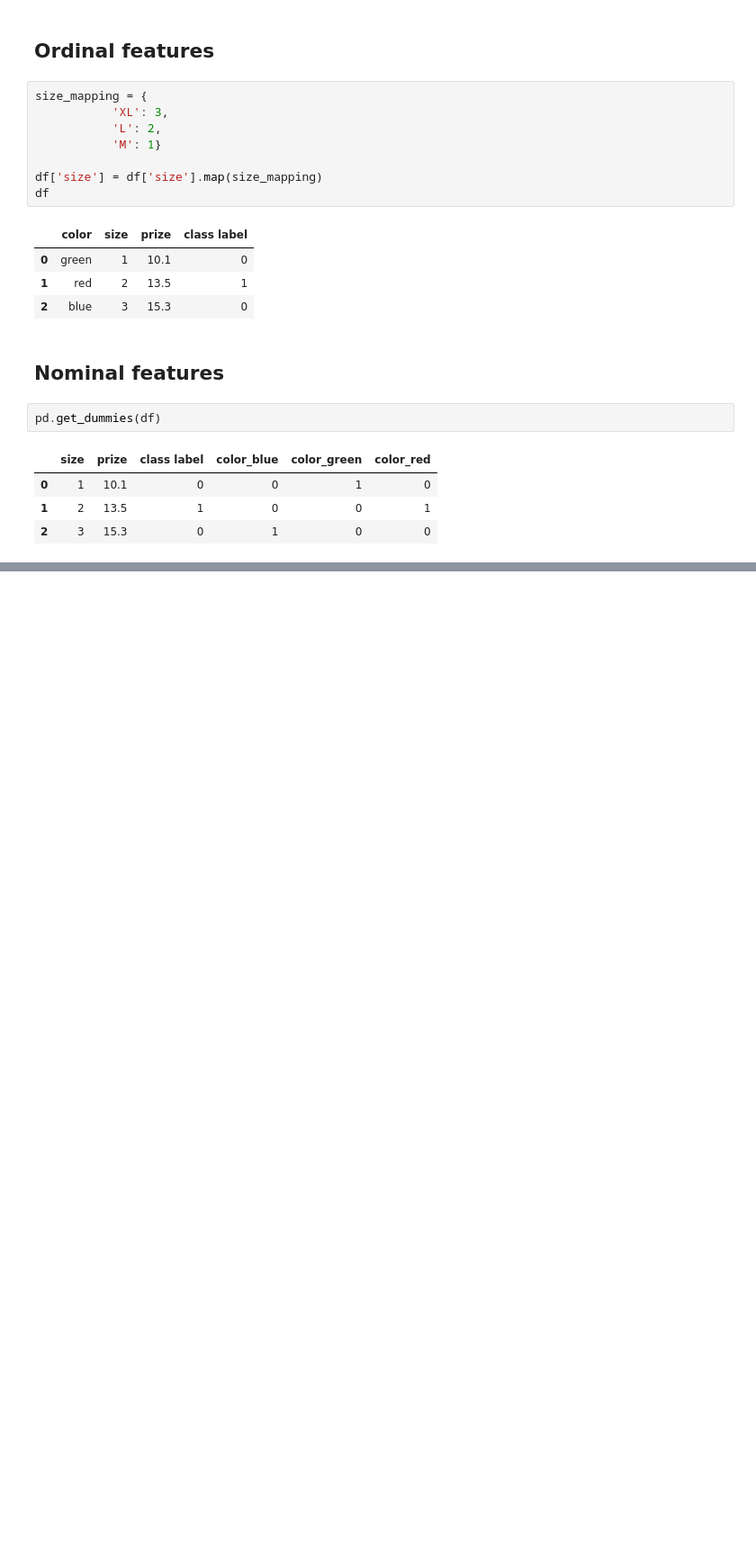
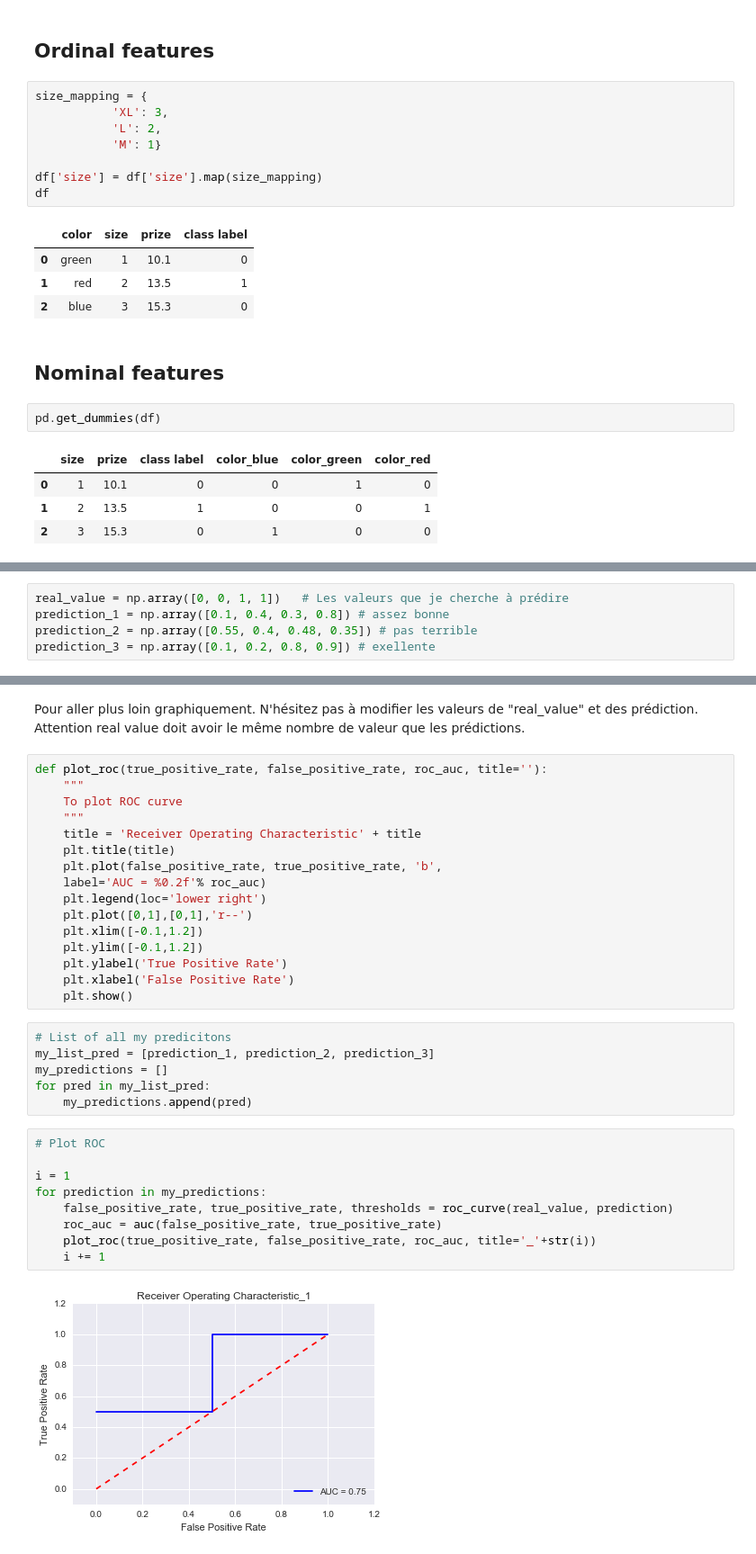
Before and after one commit to Danaru87/presentation, a Jupyter notebook: meetup_kaggle/Best_practices.ipynb, the cells around one changed output, grey strips where cells are left out. Shown at 90% size. Cells and saved outputs as stored; diff of their text form; blank space fills up the shorter version.

```diff
--- a/meetup_kaggle/Best_practices.ipynb
+++ b/meetup_kaggle/Best_practices.ipynb
@@ -209,0 +228,5 @@ pd.get_dummies(df)
+# %%
+real_value = np.array([0, 0, 1, 1])   # Les valeurs que je cherche à prédire
+prediction_1 = np.array([0.1, 0.4, 0.3, 0.8]) # assez bonne
+prediction_2 = np.array([0.55, 0.4, 0.48, 0.35]) # pas terrible
+prediction_3 = np.array([0.1, 0.2, 0.8, 0.9]) # exellente
@@ -209,0 +241,35 @@ pd.get_dummies(df)
+# %% [markdown]
+Pour aller plus loin graphiquement. N'hésitez pas à modifier les valeurs de "real_value" et des prédiction. Attention real value doit avoir le même nombre de valeur que les prédictions.
+# %%
+def plot_roc(true_positive_rate, false_positive_rate, roc_auc, title=''):
+    """
+    To plot ROC curve
+    """
+    title = 'Receiver Operating Characteristic' + title
+    plt.title(title)
+    plt.plot(false_positive_rate, true_positive_rate, 'b',
+    label='AUC = %0.2f'% roc_auc)
+    plt.legend(loc='lower right')
+    plt.plot([0,1],[0,1],'r--')
+    plt.xlim([-0.1,1.2])
+    plt.ylim([-0.1,1.2])
+    plt.ylabel('True Positive Rate')
+    plt.xlabel('False Positive Rate')
+    plt.show()
+# %%
+# List of all my predicitons
+my_list_pred = [prediction_1, prediction_2, prediction_3]
+my_predictions = []
+for pred in my_list_pred:
+    my_predictions.append(pred)
+# %%
+# Plot ROC
+
+i = 1
+for prediction in my_predictions:
+    false_positive_rate, true_positive_rate, thresholds = roc_curve(real_value, prediction)
+    roc_auc = auc(false_positive_rate, true_positive_rate)
+    plot_roc(true_positive_rate, false_positive_rate, roc_auc, title='_'+str(i))
+    i += 1
+# %% [output]
+[figure, added]
```
Also changed, not shown: parts of 32 cells of this notebook.
